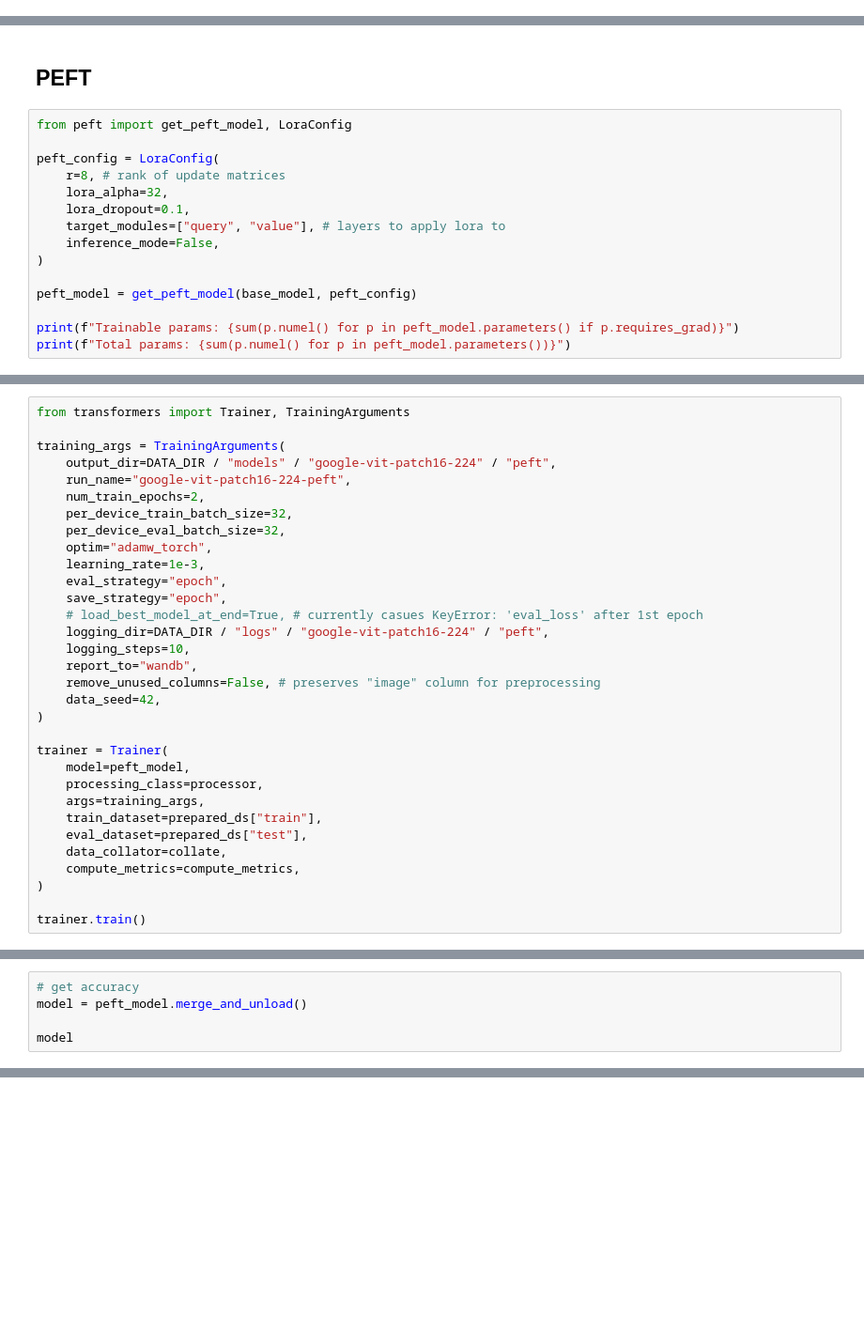
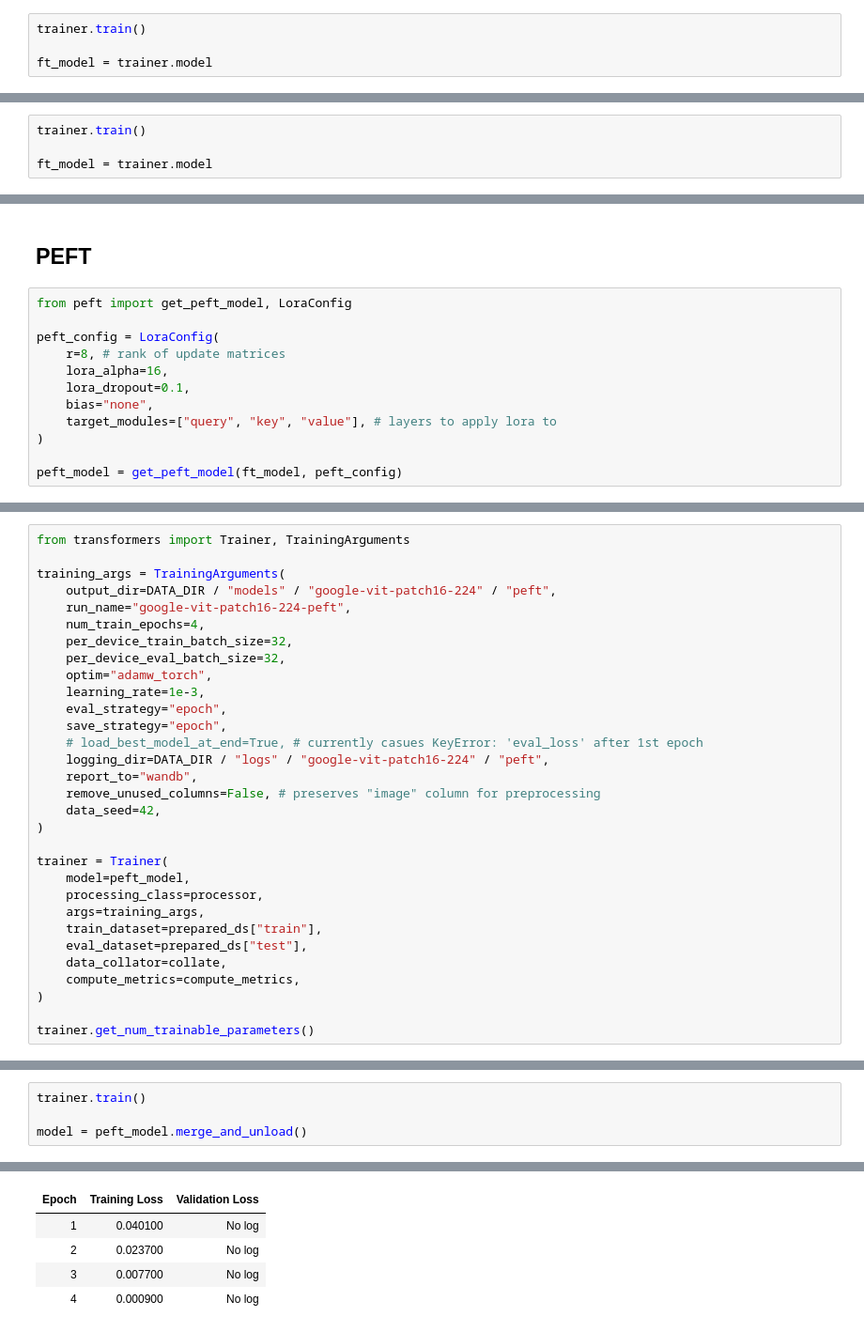
Before and after one commit to mr-brobot/mnist, a Jupyter notebook: nbs/4__vit.ipynb, the cells around one changed output, grey strips where cells are left out. Shown at 94% size. Saved outputs shown, nothing was run; the diff lists cells and outputs as text; blank space fills up the shorter version.

Commit message:
feat(vit): 3-stage training regimen

```diff
--- a/nbs/4__vit.ipynb
+++ b/nbs/4__vit.ipynb
@@ -269,0 +228,4 @@ TrainOutput(global_step=3750, training_loss=0.08011900926828384, metrics={'train
+# %%
+trainer.train()
+
+ft_model = trainer.model
@@ -269,0 +312,4 @@ TrainOutput(global_step=3750, training_loss=0.08011900926828384, metrics={'train
+# %%
+trainer.train()
+
+ft_model = trainer.model
@@ -274,13 +325,10 @@ from peft import get_peft_model, LoraConfig
 
 peft_config = LoraConfig(
     r=8, # rank of update matrices
-    lora_alpha=32,
+    lora_alpha=16,
     lora_dropout=0.1,
-    target_modules=["query", "value"], # layers to apply lora to
-    inference_mode=False,
+    bias="none",
+    target_modules=["query", "key", "value"], # layers to apply lora to
 )
 
-peft_model = get_peft_model(base_model, peft_config)
-
-print(f"Trainable params: {sum(p.numel() for p in peft_model.parameters() if p.requires_grad)}")
-print(f"Total params: {sum(p.numel() for p in peft_model.parameters())}")
+peft_model = get_peft_model(ft_model, peft_config)
@@ -293,7 +338,7 @@ from transformers import Trainer, TrainingArguments
 training_args = TrainingArguments(
     output_dir=DATA_DIR / "models" / "google-vit-patch16-224" / "peft",
     run_name="google-vit-patch16-224-peft",
-    num_train_epochs=2,
+    num_train_epochs=4,
     per_device_train_batch_size=32,
     per_device_eval_batch_size=32,
     optim="adamw_torch",
@@ -302,7 +347,6 @@ training_args = TrainingArguments(
     save_strategy="epoch",
     # load_best_model_at_end=True, # currently casues KeyError: 'eval_loss' after 1st epoch
     logging_dir=DATA_DIR / "logs" / "google-vit-patch16-224" / "peft",
-    logging_steps=10,
     report_to="wandb",
     remove_unused_columns=False, # preserves "image" column for preprocessing
     data_seed=42,
@@ -318,5 +362,5 @@ trainer = Trainer(
     compute_metrics=compute_metrics,
 )
 
-trainer.train()
+trainer.get_num_trainable_parameters()
 # %% [output]
@@ -328,6 +368,5 @@ TrainOutput(global_step=3750, training_loss=0.031837239613508185, metrics={'trai
 # %%
-# get accuracy
+trainer.train()
+
 model = peft_model.merge_and_unload()
-
-model
 # %% [output]
@@ -351,3 +374,8 @@ ViTForImageClassification(
+| Epoch | Training Loss | Validation Loss |
+| 1 | 0.040100 | No log |
+| 2 | 0.023700 | No log |
+| 3 | 0.007700 | No log |
+| 4 | 0.000900 | No log |
 # %%
 from evaluate import evaluator
 from transformers import pipeline
```
Also changed, not shown: parts of 16 cells of this notebook, 1 other file.
